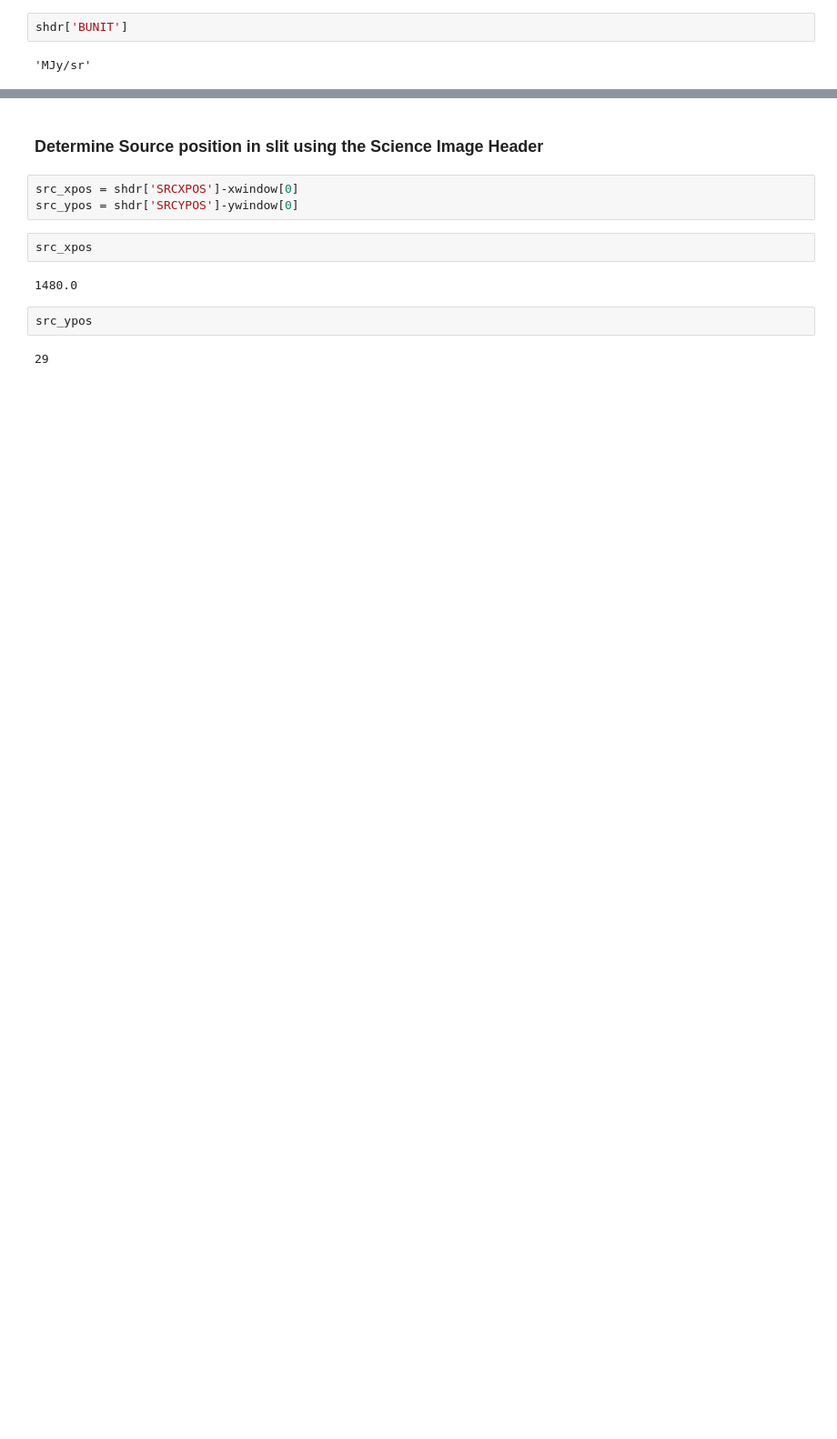
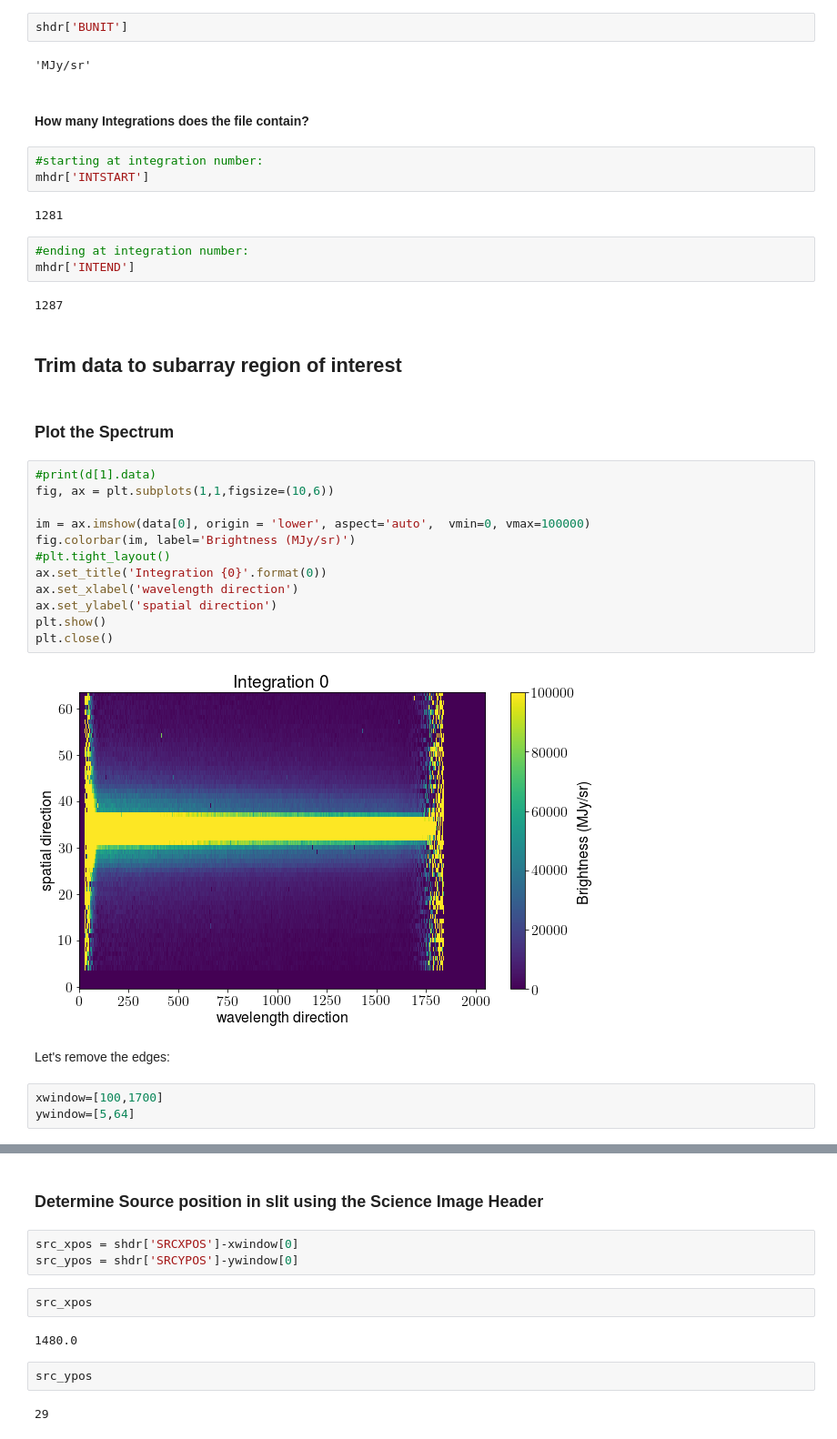
Before and after one commit to kevin218/Eureka, a Jupyter notebook: docs/source/intro.ipynb, the cells around one changed output, grey strips where cells are left out. Shown: that part at 91% size. Cells and saved outputs as stored; diff of their text form; blank space fills up the shorter version.

```diff
--- a/docs/source/intro.ipynb
+++ b/docs/source/intro.ipynb
@@ -157,3 +151,38 @@ SRCYPOS =                   34 / Source position in slit (y-axis)
 shdr['BUNIT']
 # %% [output]
 'MJy/sr'
+# %% [markdown]
+#### How many Integrations does the file contain?
+# %%
+#starting at integration number:
+mhdr['INTSTART']
+# %% [output]
+1281
+# %%
+#ending at integration number:
+mhdr['INTEND']
+# %% [output]
+1287
+# %% [markdown]
+## Trim data to subarray region of interest
+# %% [markdown]
+### Plot the Spectrum
+# %%
+#print(d[1].data)
+fig, ax = plt.subplots(1,1,figsize=(10,6))
+
+im = ax.imshow(data[0], origin = 'lower', aspect='auto',  vmin=0, vmax=100000)
+fig.colorbar(im, label='Brightness (MJy/sr)')
+#plt.tight_layout()
+ax.set_title('Integration {0}'.format(0))
+ax.set_xlabel('wavelength direction')
+ax.set_ylabel('spatial direction')
+plt.show()
+plt.close()
+# %% [output]
+[figure, added]
+# %% [markdown]
+Let's remove the edges:
+# %%
+xwindow=[100,1700]
+ywindow=[5,64]
```
Also changed, not shown: parts of 61 cells of this notebook.
